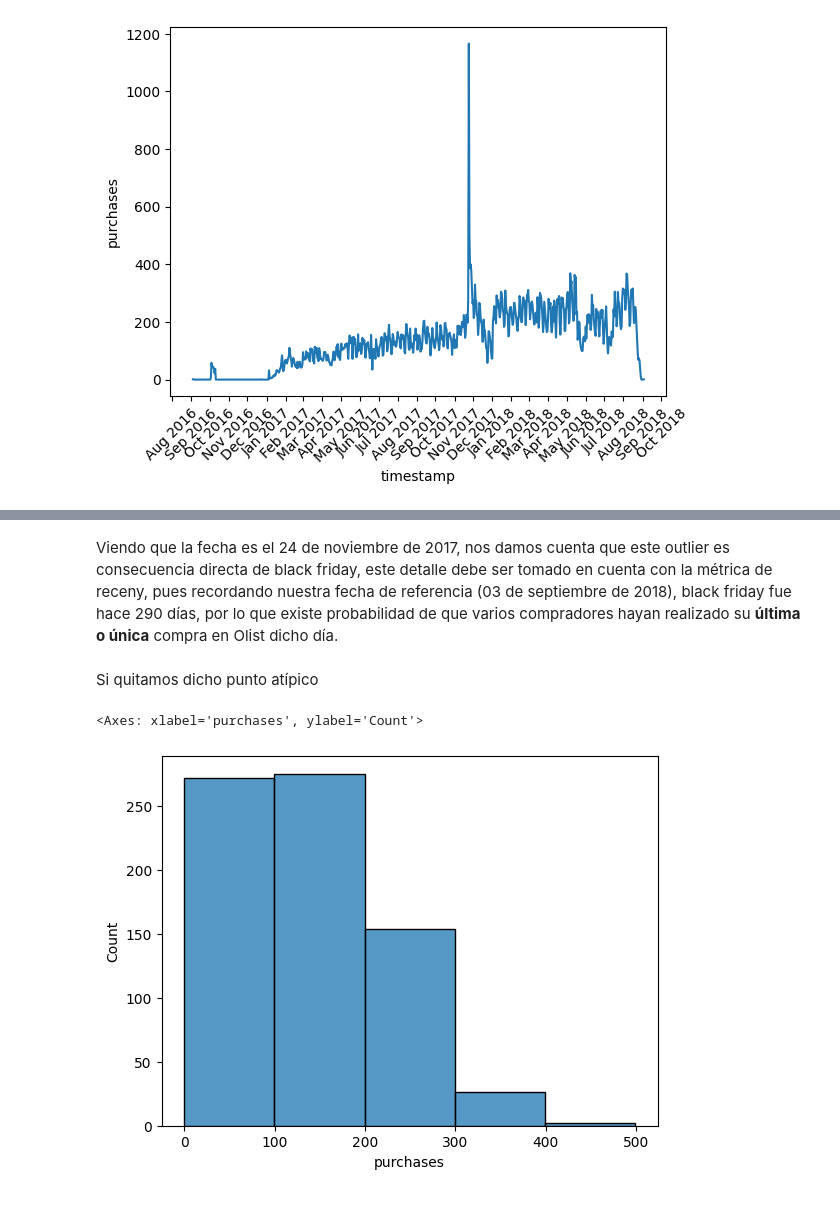
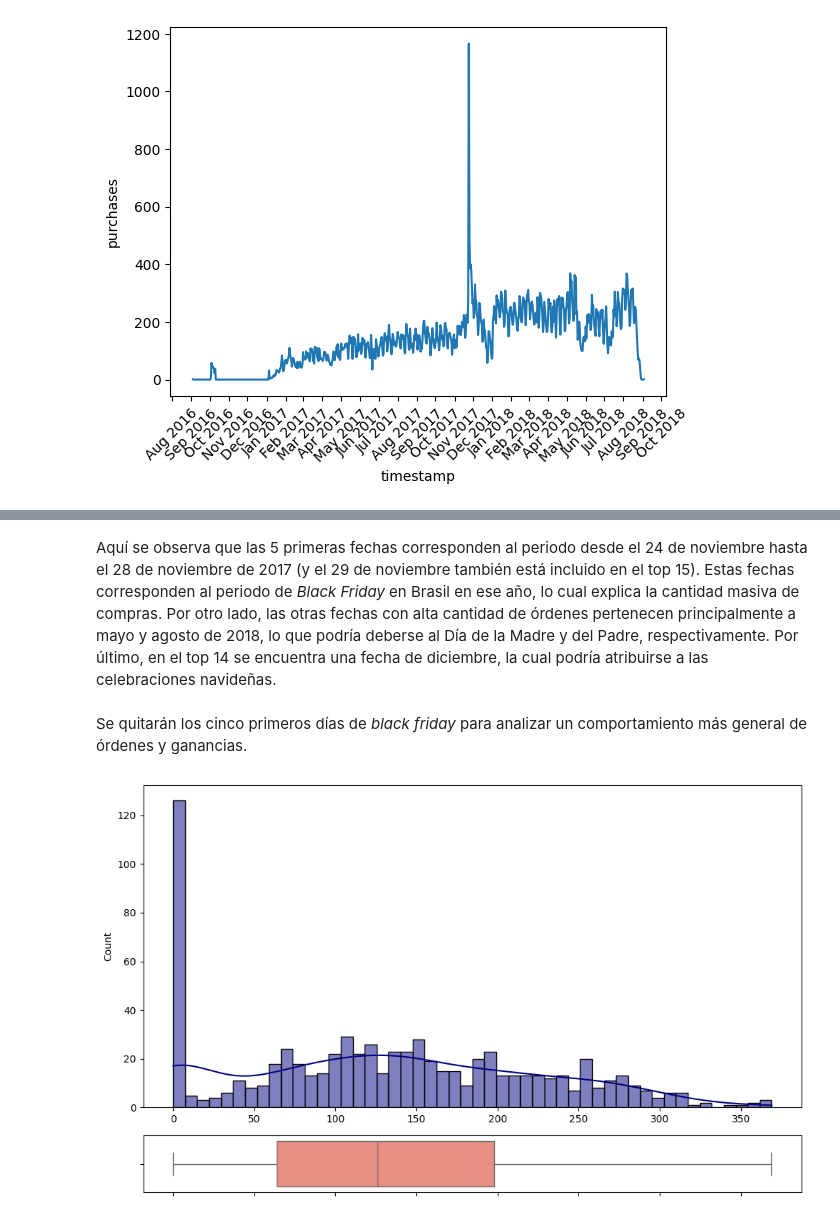
Before and after one commit to dado4cs/olist-rfm-customer-segmentation, a Jupyter notebook: notebooks/01_exploration.ipynb, the cells around one changed output, grey strips where cells are left out. Drawn from its saved outputs; the diff is of its cells as text; code cells hidden in the pictures.

```diff
--- a/notebooks/01_exploration.ipynb
+++ b/notebooks/01_exploration.ipynb
@@ -345,4 +422,5 @@ pp_day = orders_date.resample('D', on='order_purchase_timestamp').agg({
     'order_id':'count',
     'total_value':'sum'
 }).reset_index()
-pp_day.columns = ['timestamp', 'purchases','total_revenue']
+pp_day.columns = ['timestamp', 'purchases','revenue']
+pp_day.head()
@@ -377,12 +487,22 @@ Name: 446, dtype: object
 # %% [markdown]
-Viendo que la fecha es el 24 de noviembre de 2017, nos damos cuenta que este outlier es consecuencia directa de black friday, este detalle debe ser tomado en cuenta con la métrica de receny, pues recordando nuestra fecha de referencia (03 de septiembre de 2018), black friday fue hace 290 días, por lo que existe probabilidad de que varios compradores hayan realizado su **última o única** compra en Olist dicho día.
+Aquí se observa que las 5 primeras fechas corresponden al periodo desde el 24 de noviembre hasta el 28 de noviembre de 2017 (y el 29 de noviembre también está incluido en el top 15). Estas fechas corresponden al periodo de *Black Friday* en Brasil en ese año, lo cual explica la cantidad masiva de compras. Por otro lado, las otras fechas con alta cantidad de órdenes pertenecen principalmente a mayo y agosto de 2018, lo que podría deberse al Día de la Madre y del Padre, respectivamente. Por último, en el top 14 se encuentra una fecha de diciembre, la cual podría atribuirse a las celebraciones navideñas.
-# %% [markdown]
-Si quitamos dicho punto atípico
+# %% [markdown]
+Se quitarán los cinco primeros días de *black friday* para analizar un comportamiento más general de órdenes y ganancias.
 # %%
-fix_max_p = pp_day[pp_day['purchases'] != 1166]
+pp_day_bf_out = pp_day[pp_day['purchases'] < 376]
 
-sns.histplot(data = fix_max_p, x = 'purchases', binwidth=100)
+f, (ax_hist, ax_box) = plt.subplots(2, sharex=True,
+                                    gridspec_kw={"height_ratios": (.85, .15)},
+                                    figsize=(10, 6))
+
+sns.boxplot(data=pp_day_bf_out, x='purchases', ax=ax_box, color="salmon")
+sns.histplot(data=pp_day_bf_out, x='purchases', ax=ax_hist, kde=True, color="navy", bins = 50)
+ax_box.tick_params(labelbottom=False)
+ax_hist.tick_params(labelbottom=True)
+ax_box.set(xlabel='')
+
+plt.tight_layout()
+plt.show()
 # %% [output]
-<Axes: xlabel='purchases', ylabel='Count'>
-[figure, old version]
+[figure, new version]
 # %% [markdown]
```
Also changed, not shown: parts of 75 cells of this notebook, 1 other file.
